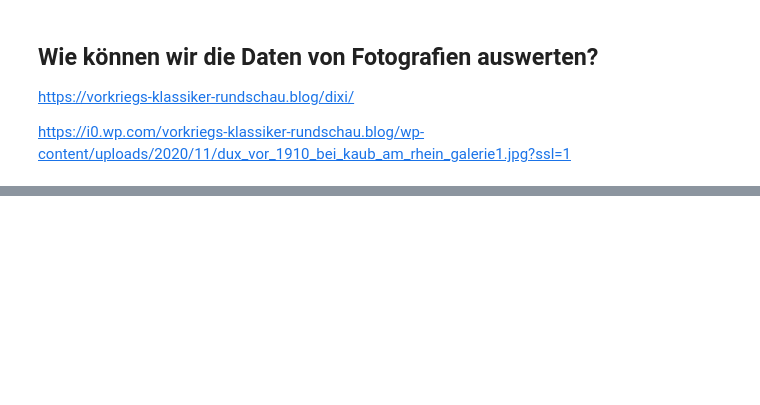
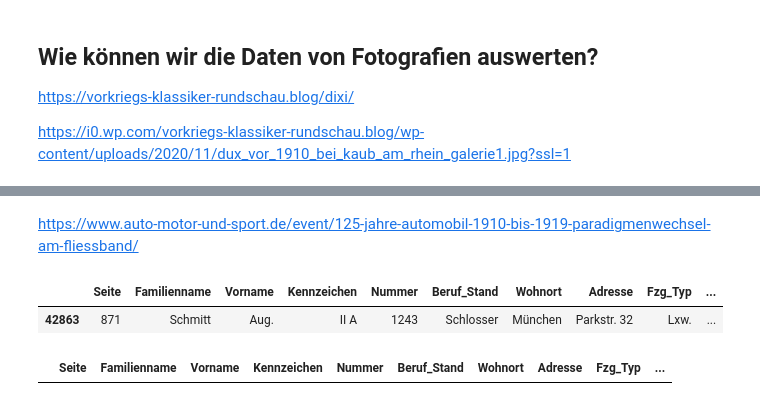
Before and after one commit to SebastianZug/RoboLabVortraege, a Jupyter notebook: 30_PythonAutomobile/project/notebooks/12_AnalyseBlitzer.ipynb, the cells around one changed output, grey strips where cells are left out. Saved outputs shown, nothing was run; the diff lists cells and outputs as text; code cells hidden in the pictures; blank space fills up the shorter version.

```diff
--- a/30_PythonAutomobile/project/notebooks/12_AnalyseBlitzer.ipynb
+++ b/30_PythonAutomobile/project/notebooks/12_AnalyseBlitzer.ipynb
@@ -26,0 +79,11 @@ df_cars[df_cars["Schild"] == "CG 802"]
+# %% [markdown]
+https://www.auto-motor-und-sport.de/event/125-jahre-automobil-1910-bis-1919-paradigmenwechsel-am-fliessband/
+# %%
+df_cars[df_cars["_Kennzeichen"] == "IIA 1243"]
+# %% [output]
+|  | Seite | Familienname | Vorname | Kennzeichen | Nummer | Beruf_Stand | Wohnort | Adresse | Fzg_Typ | ... |
+| 42863 | 871 | Schmitt | Aug. | II A | 1243 | Schlosser | München | Parkstr. 32 | Lxw. | ... |
+# %%
+df_cars[df_cars["_Kennzeichen"] == "IH 28"]
+# %% [output]
+|  | Seite | Familienname | Vorname | Kennzeichen | Nummer | Beruf_Stand | Wohnort | Adresse | Fzg_Typ | ... |
```
Also changed, not shown: parts of 6 cells of this notebook, 5 other files.
